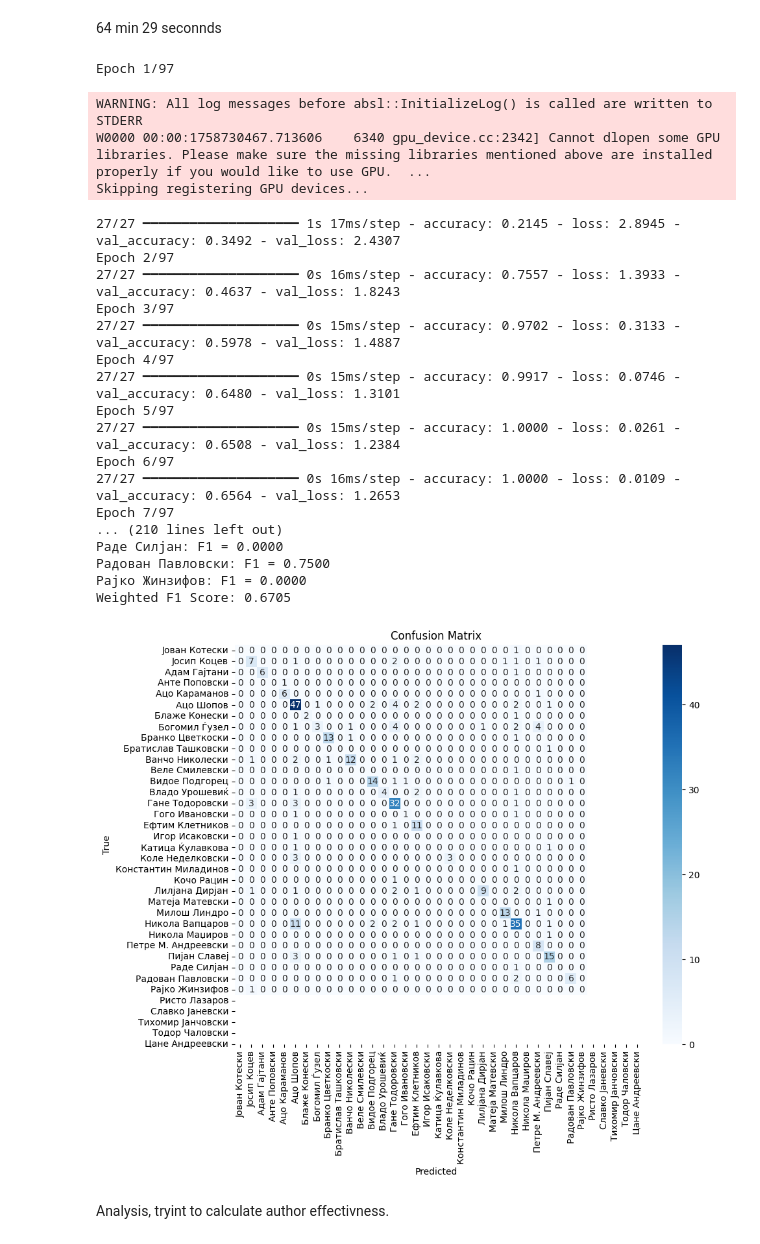
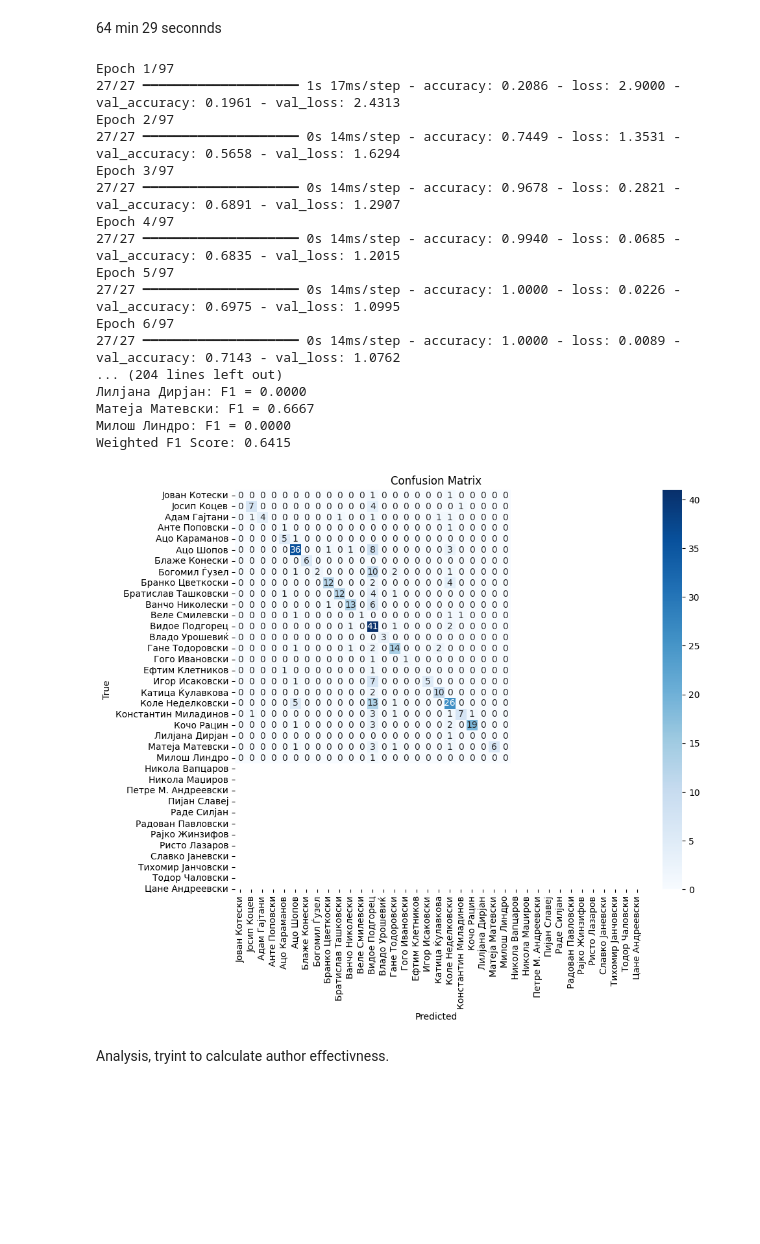
Before and after one commit to IvanNikolovBT/Diploma-Thesis, a Jupyter notebook: classification/testing_using_final_version_of_csv.ipynb, the cells around one changed output. Drawn from its saved outputs; the diff is of its cells as text; code cells hidden in the pictures; blank space fills up the shorter version.

```diff
--- a/classification/testing_using_final_version_of_csv.ipynb
+++ b/classification/testing_using_final_version_of_csv.ipynb
@@ -264,7 +266,7 @@ Best hyperparameters: {'n_layers': 1, 'neurons': 256, 'activation': 'relu', 'dro
 64 min 29 seconnds
 # %%
 
-train, test = train_test_split(df, test_size=0.3, random_state=random_seed)
+train, test = train_test_split(df, test_size=0.3, random_state=2)
 train_x, train_y = train['song_text'], train['author']
 test_x, test_y = test['song_text'], test['author']
 all_authors=df['author']
@@ -283,6 +285,16 @@ test_y = test_y[mask]
 test_y_encoded = label_encoder.transform(test_y)
 
 num_classes = len(label_encoder.classes_)
+#####
+
+map_vector = TfidfVectorizer()
+tfidf=map_vector.fit_transform(df['song_text'])
+data2D = PCA(n_components=2, random_state=47).fit_transform(tfidf.toarray())
+
+
+
+
+
 ####
 n_layers = 1
 neurons = 256
@@ -320,54 +332,50 @@ model.compile(
 )
 
 
 history = model.fit(
     X_train, train_y_encoded,
     validation_data=(X_test, test_y_encoded),
     epochs=epochs,
     batch_size=32,
     verbose=1
 )
 
 y_pred = np.argmax(model.predict(X_test, verbose=0), axis=1)
 f1 = f1_score(test_y_encoded, y_pred, average="weighted")
 f1_per_author = f1_score(test_y_encoded, y_pred, average=None)
 authors = label_encoder.classes_
 for author, score in zip(authors, f1_per_author):
     print(f"{author}: F1 = {score:.4f}")
 print(f"Weighted F1 Score: {f1:.4f}")
 
 cm = confusion_matrix(test_y_encoded, y_pred)
 plt.figure(figsize=(10, 8))
 sns.heatmap(cm, annot=True, fmt="d", cmap="Blues",
             xticklabels=label_encoder.classes_,
             yticklabels=label_encoder.classes_)
 plt.xlabel("Predicted")
 plt.ylabel("True")
 plt.title("Confusion Matrix")
 plt.show()
 # %% [output]
 Epoch 1/97
+27/27 ━━━━━━━━━━━━━━━━━━━━ 1s 17ms/step - accuracy: 0.2086 - loss: 2.9000 - val_accuracy: 0.1961 - val_loss: 2.4313
+Epoch 2/97
+27/27 ━━━━━━━━━━━━━━━━━━━━ 0s 14ms/step - accuracy: 0.7449 - loss: 1.3531 - val_accuracy: 0.5658 - val_loss: 1.6294
+Epoch 3/97
+27/27 ━━━━━━━━━━━━━━━━━━━━ 0s 14ms/step - accuracy: 0.9678 - loss: 0.2821 - val_accuracy: 0.6891 - val_loss: 1.2907
+Epoch 4/97
+27/27 ━━━━━━━━━━━━━━━━━━━━ 0s 14ms/step - accuracy: 0.9940 - loss: 0.0685 - val_accuracy: 0.6835 - val_loss: 1.2015
+Epoch 5/97
+27/27 ━━━━━━━━━━━━━━━━━━━━ 0s 14ms/step - accuracy: 1.0000 - loss: 0.0226 - val_accuracy: 0.6975 - val_loss: 1.0995
+Epoch 6/97
+27/27 ━━━━━━━━━━━━━━━━━━━━ 0s 14ms/step - accuracy: 1.0000 - loss: 0.0089 - val_accuracy: 0.7143 - val_loss: 1.0762
+... (204 lines left out)
+Лилјана Дирјан: F1 = 0.0000
+Матеја Матевски: F1 = 0.6667
+Милош Линдро: F1 = 0.0000
+Weighted F1 Score: 0.6415
-WARNING: All log messages before absl::InitializeLog() is called are written to STDERR
-W0000 00:00:1758730467.713606    6340 gpu_device.cc:2342] Cannot dlopen some GPU libraries. Please make sure the missing libraries mentioned above are installed properly if you would like to use GPU.  ...
-Skipping registering GPU devices...
-27/27 ━━━━━━━━━━━━━━━━━━━━ 1s 17ms/step - accuracy: 0.2145 - loss: 2.8945 - val_accuracy: 0.3492 - val_loss: 2.4307
-Epoch 2/97
-27/27 ━━━━━━━━━━━━━━━━━━━━ 0s 16ms/step - accuracy: 0.7557 - loss: 1.3933 - val_accuracy: 0.4637 - val_loss: 1.8243
-Epoch 3/97
-27/27 ━━━━━━━━━━━━━━━━━━━━ 0s 15ms/step - accuracy: 0.9702 - loss: 0.3133 - val_accuracy: 0.5978 - val_loss: 1.4887
-Epoch 4/97
-27/27 ━━━━━━━━━━━━━━━━━━━━ 0s 15ms/step - accuracy: 0.9917 - loss: 0.0746 - val_accuracy: 0.6480 - val_loss: 1.3101
-Epoch 5/97
-27/27 ━━━━━━━━━━━━━━━━━━━━ 0s 15ms/step - accuracy: 1.0000 - loss: 0.0261 - val_accuracy: 0.6508 - val_loss: 1.2384
-Epoch 6/97
-27/27 ━━━━━━━━━━━━━━━━━━━━ 0s 16ms/step - accuracy: 1.0000 - loss: 0.0109 - val_accuracy: 0.6564 - val_loss: 1.2653
-Epoch 7/97
-... (210 lines left out)
-Раде Силјан: F1 = 0.0000
-Радован Павловски: F1 = 0.7500
-Рајко Жинзифов: F1 = 0.0000
-Weighted F1 Score: 0.6705
-[figure, old version]
+[figure, new version]
 # %% [markdown]
 Analysis, tryint to calculate author effectivness.
 # %%
```
Also changed, not shown: parts of 4 cells of this notebook, 1 other file.
